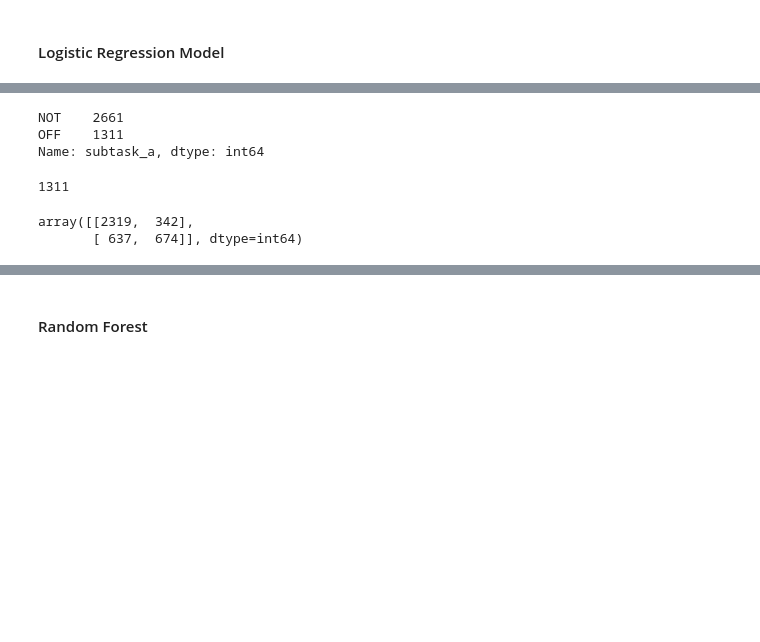
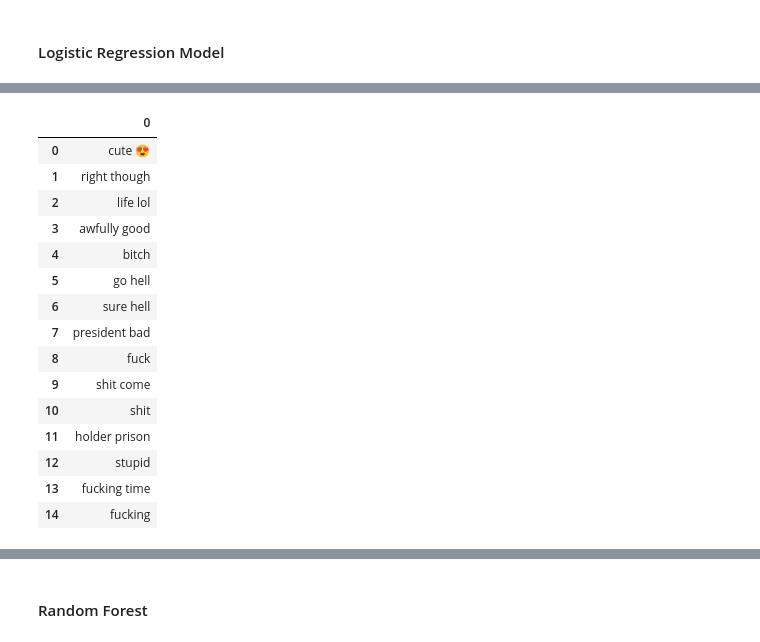
Before and after one commit to mramakrishnan-chwy/Hate-Speech-Identification, a Jupyter notebook: Hate Speech Classifier.ipynb, the cells around one changed output, grey strips where cells are left out. Cells and saved outputs as stored; diff of their text form; code cells hidden in the pictures; blank space fills up the shorter version.

```diff
--- a/Hate Speech Classifier.ipynb
+++ b/Hate Speech Classifier.ipynb
@@ -250,15 +261,22 @@ for C in [0.75,1,10,50,100]:
-# %%
-y_test.value_counts()
-# %% [output]
-NOT    2661
-OFF    1311
-Name: subtask_a, dtype: int64
-# %%
-674 + 637
-# %% [output]
-1311
-# %%
-confusion_matrix(y_test,test_pred)
-# %% [output]
-array([[2319,  342],
-       [ 637,  674]], dtype=int64)
+# %%
+top_n = 15
+top_features = np.array(bow_counts.get_feature_names())[(-np.abs(lr_model.coef_)).argsort()[0][0:top_n]]
+# %%
+pd.DataFrame(top_features)
+# %% [output]
+|  | 0 |
+| 0 | cute 😍 |
+| 1 | right though |
+| 2 | life lol |
+| 3 | awfully good |
+| 4 | bitch |
+| 5 | go hell |
+| 6 | sure hell |
+| 7 | president bad |
+| 8 | fuck |
+| 9 | shit come |
+| 10 | shit |
+| 11 | holder prison |
+| 12 | stupid |
+| 13 | fucking time |
+| 14 | fucking |
```
Also changed, not shown: parts of 24 cells of this notebook.
